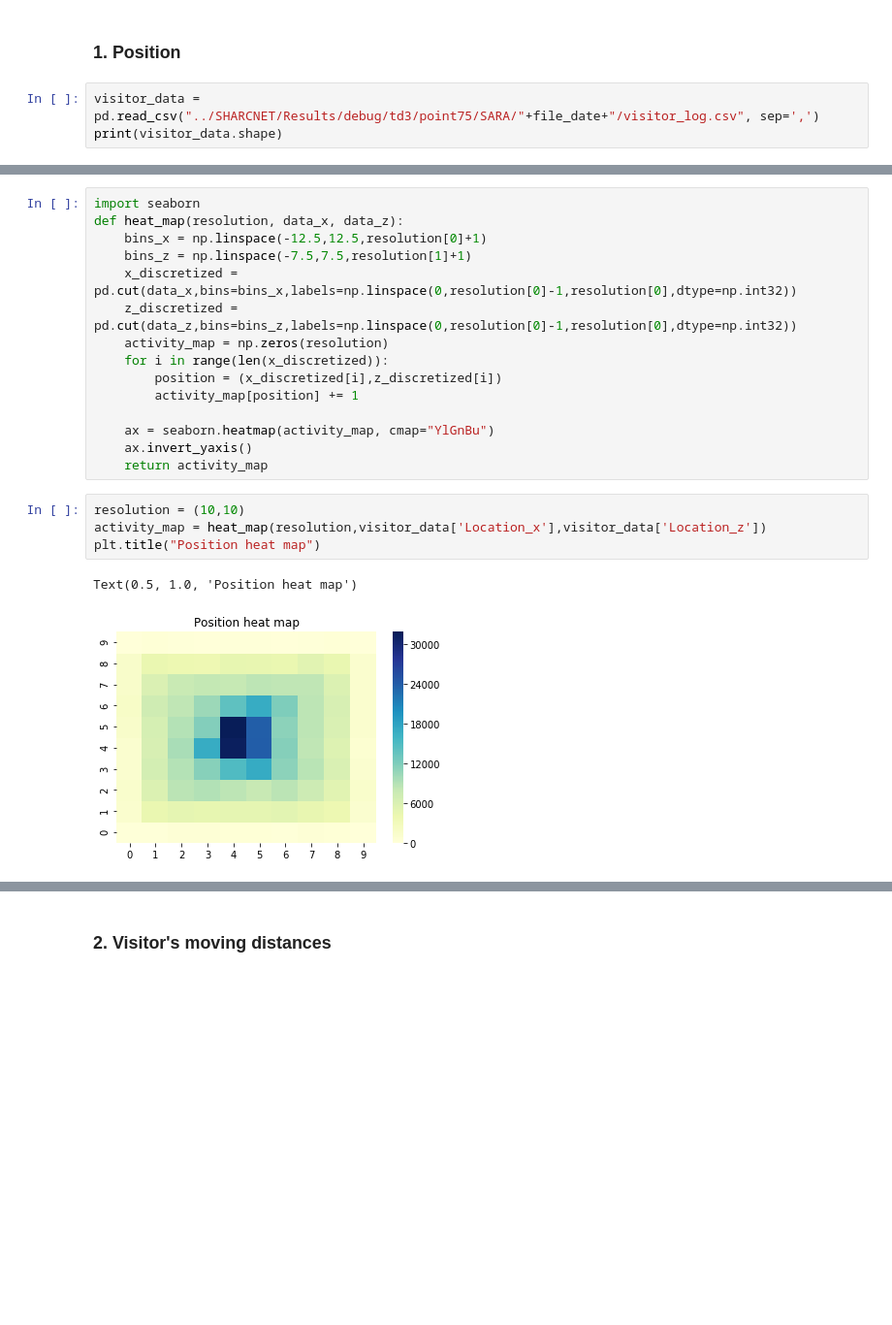
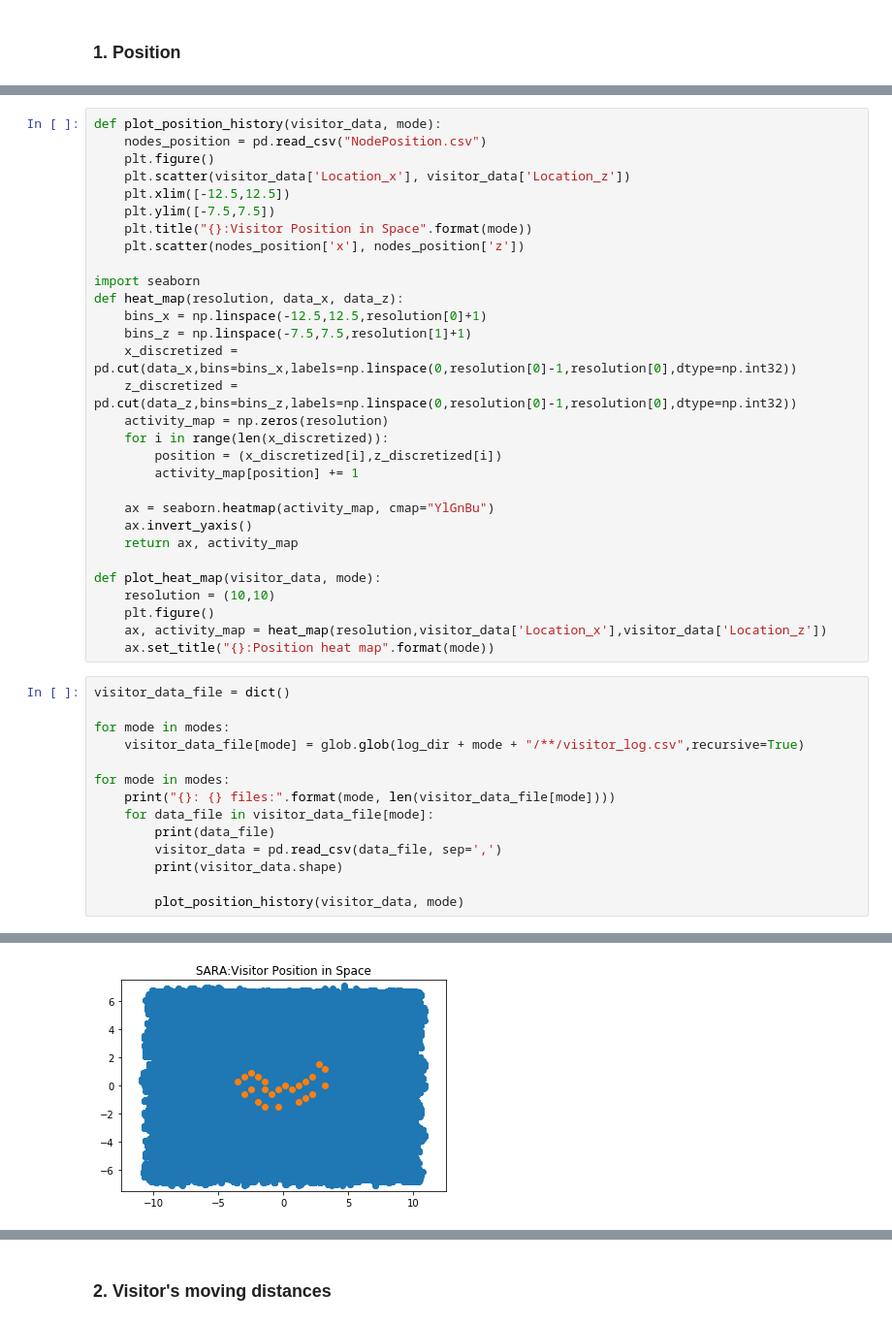
Before and after one commit to daiweiLin/unity_simulator, a Jupyter notebook: notebook/SARA_simulation_analysis.ipynb, the cells around one changed output, grey strips where cells are left out. Shown at 97% size. Cells and saved outputs as stored; diff of their text form; blank space fills up the shorter version.

```diff
--- a/notebook/SARA_simulation_analysis.ipynb
+++ b/notebook/SARA_simulation_analysis.ipynb
@@ -167,5 +191,2 @@ f_out.close()
 # %% [markdown]
 ### 1. Position
-# %%
-visitor_data = pd.read_csv("../SHARCNET/Results/debug/td3/point75/SARA/"+file_date+"/visitor_log.csv", sep=',')
-print(visitor_data.shape)
@@ -198,4 +193,13 @@ plt.scatter(nodes_position['x'], nodes_position['z'])
 # %%
+def plot_position_history(visitor_data, mode):
+    nodes_position = pd.read_csv("NodePosition.csv")
+    plt.figure()
+    plt.scatter(visitor_data['Location_x'], visitor_data['Location_z'])
+    plt.xlim([-12.5,12.5])
+    plt.ylim([-7.5,7.5])
+    plt.title("{}:Visitor Position in Space".format(mode))
+    plt.scatter(nodes_position['x'], nodes_position['z'])
+
 import seaborn
 def heat_map(resolution, data_x, data_z):
     bins_x = np.linspace(-12.5,12.5,resolution[0]+1)
@@ -209,11 +213,25 @@ def heat_map(resolution, data_x, data_z):
 
     ax = seaborn.heatmap(activity_map, cmap="YlGnBu")
     ax.invert_yaxis()
-    return activity_map
+    return ax, activity_map
+
+def plot_heat_map(visitor_data, mode):
+    resolution = (10,10)
+    plt.figure()
+    ax, activity_map = heat_map(resolution,visitor_data['Location_x'],visitor_data['Location_z'])
+    ax.set_title("{}:Position heat map".format(mode))
-# %%
-resolution = (10,10)
-activity_map = heat_map(resolution,visitor_data['Location_x'],visitor_data['Location_z'])
-plt.title("Position heat map")
-# %% [output]
-Text(0.5, 1.0, 'Position heat map')
-[figure, removed]
+# %%
+visitor_data_file = dict()
+
+for mode in modes:
+    visitor_data_file[mode] = glob.glob(log_dir + mode + "/**/visitor_log.csv",recursive=True)
+
+for mode in modes:
+    print("{}: {} files:".format(mode, len(visitor_data_file[mode])))
+    for data_file in visitor_data_file[mode]:
+        print(data_file)
+        visitor_data = pd.read_csv(data_file, sep=',')
+        print(visitor_data.shape)
+
+        plot_position_history(visitor_data, mode)
+# %% [output]
@@ -219,0 +248 @@ Text(0.5, 1.0, 'Position heat map')
+[figure, added]
```
Also changed, not shown: parts of 9 cells of this notebook, 51 other files.
